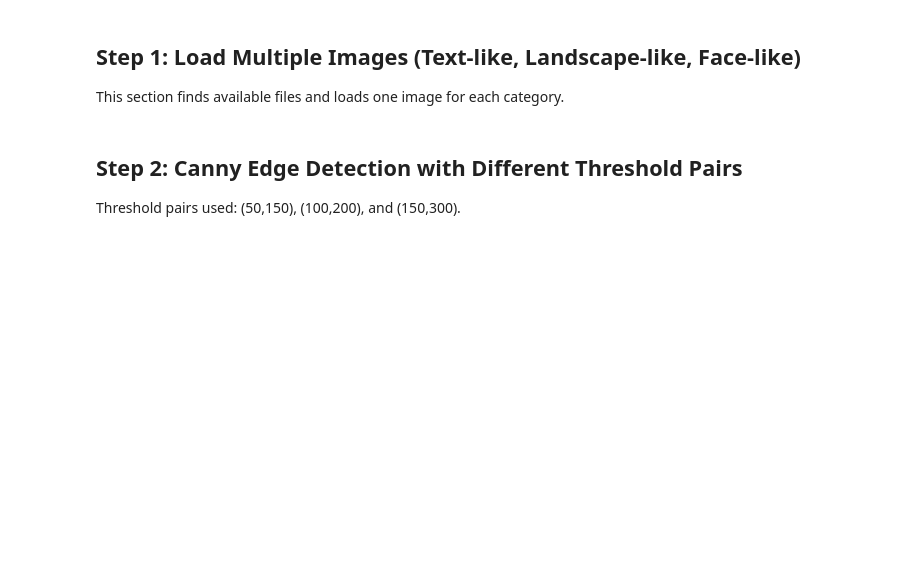
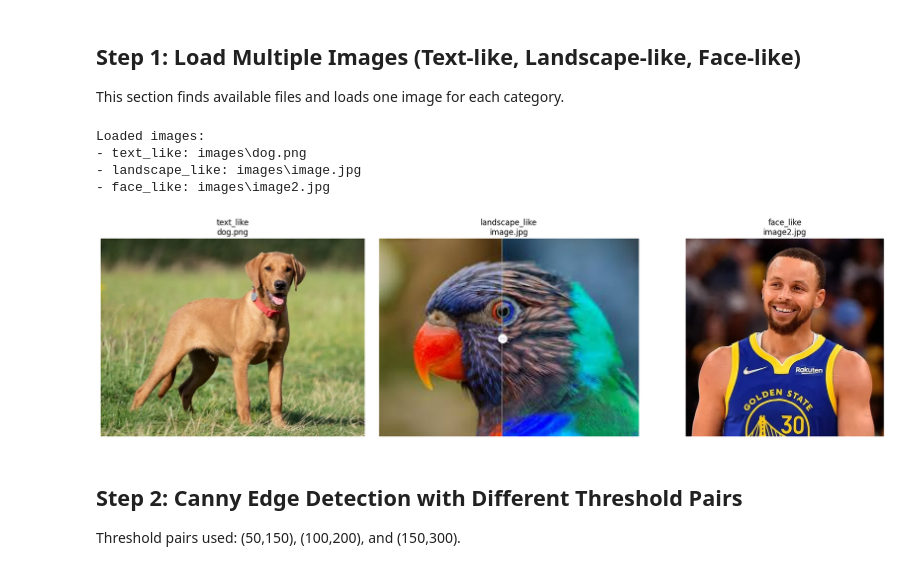
Before and after one commit to doanane/image_processing, a Jupyter notebook: 11126586_LabAssignment2.ipynb, the cells around one changed output. Saved outputs shown, nothing was run; the diff lists cells and outputs as text; code cells hidden in the pictures; blank space fills up the shorter version.

```diff
--- a/11126586_LabAssignment2.ipynb
+++ b/11126586_LabAssignment2.ipynb
@@ -32,7 +32,7 @@ This section finds available files and loads one image for each category.
 # %%
 images_dir = "images"
 category_candidates = {
-    "text_like": ["test_pattern.png", "checkerboard.jpg", "gradient.png"],
+    "text_like": ["dog.png", "checkerboard.jpg", "gradient.png"],
     "landscape_like": ["image.jpg", "composite_result.jpg", "blended_images.jpg"],
     "face_like": ["image2.jpg", "original_portrait.png", "dog.png"],
 }
@@ -43,33 +43,39 @@ for category, names in category_candidates.items():
     for name in names:
         p = os.path.join(images_dir, name)
         if os.path.exists(p):
             selected = p
             break
     if selected is None:
         raise FileNotFoundError(f"No image found for category: {category}")
 
     img_bgr = cv2.imread(selected)
     if img_bgr is None:
         raise ValueError(f"Could not read image: {selected}")
 
     loaded[category] = {
         "path": selected,
         "bgr": img_bgr,
         "rgb": cv2.cvtColor(img_bgr, cv2.COLOR_BGR2RGB),
         "gray": cv2.cvtColor(img_bgr, cv2.COLOR_BGR2GRAY),
     }
 
 print("Loaded images:")
 for cat, item in loaded.items():
     print(f"- {cat}: {item['path']}")
 
 fig, axes = plt.subplots(1, 3, figsize=(18, 5))
 for ax, (cat, item) in zip(axes, loaded.items()):
     ax.imshow(item["rgb"])
     ax.set_title(f"{cat}\n{os.path.basename(item['path'])}")
     ax.axis("off")
 plt.tight_layout()
 plt.show()
+# %% [output]
+Loaded images:
+- text_like: images\dog.png
+- landscape_like: images\image.jpg
+- face_like: images\image2.jpg
+[figure, added]
 # %% [markdown]
 ## Step 2: Canny Edge Detection with Different Threshold Pairs
 
```
Also changed, not shown: parts of 7 cells of this notebook.
